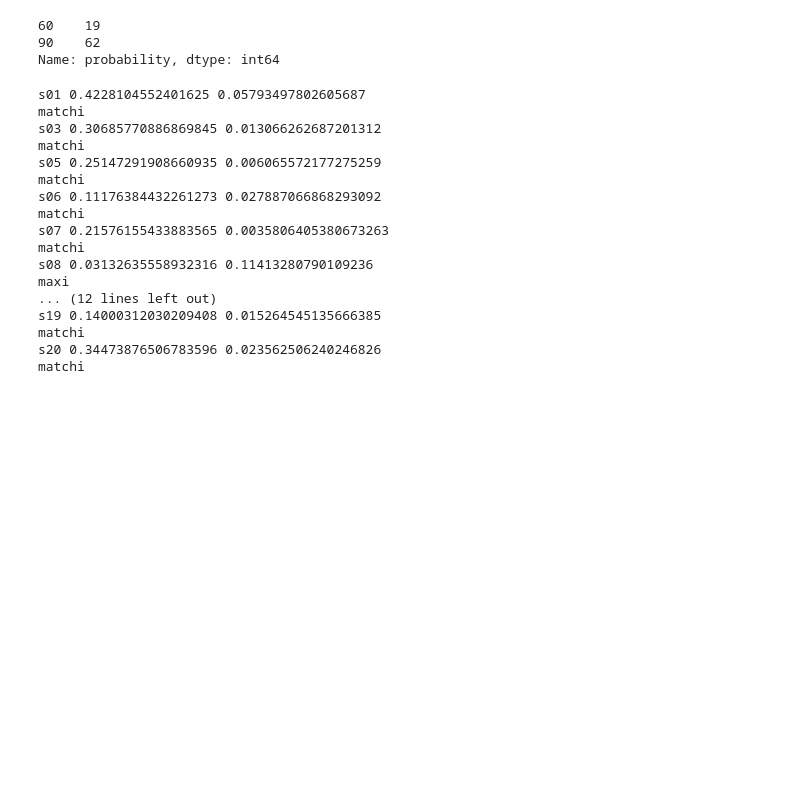
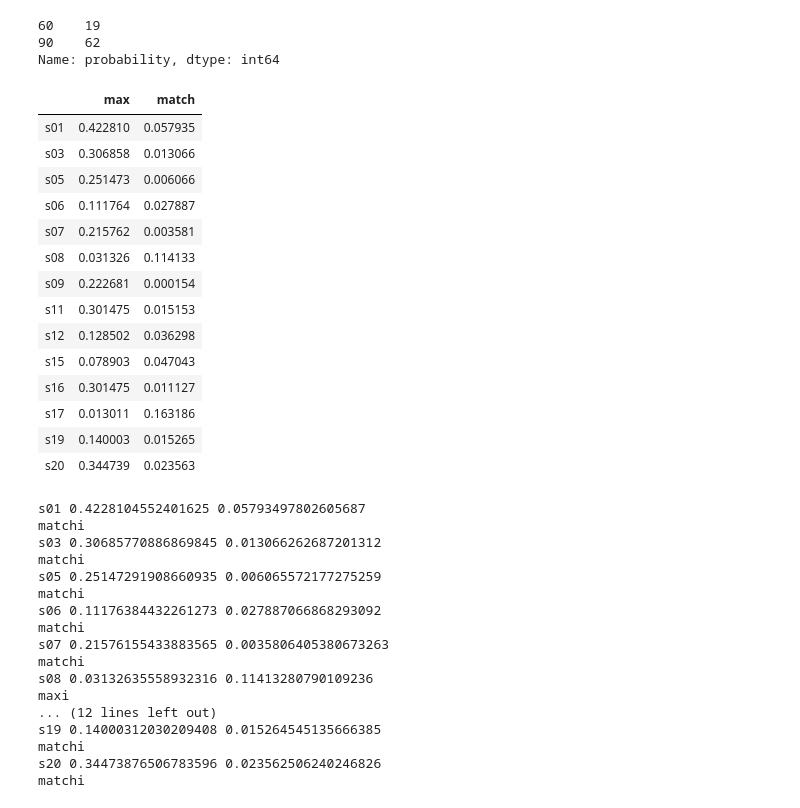
Before and after one commit to baryos/MAB, a Jupyter notebook: MAB3.ipynb, the cells around one changed output. Saved outputs shown, nothing was run; the diff lists cells and outputs as text; code cells hidden in the pictures; blank space fills up the shorter version.

```diff
--- a/MAB3.ipynb
+++ b/MAB3.ipynb
@@ -2700,6 +2721,25 @@ s_jsd_g1 = pd.DataFrame({'max':[s01_g1_max,s03_g1_max,s05_g1_max,s06_g1_max,s07_
                       'match':[s01_g1_match,s03_g1_match,s05_g1_match
                                ,s06_g1_match,s07_g1_match,s08_g1_match,s09_g1_match, s11_g1_match, s12_g1_match, s15_g1_match, s16_g1_match, s17_g1_match, s19_g1_match, s20_g1_match]},
                         index=['s01', 's03','s05','s06','s07','s08','s09', 's11', 's12', 's15', 's16', 's17', 's19', 's20'])
+# %%
+#closer to 0 = closer to that pure strategy
+s_jsd_g1
+# %% [output]
+|  | max | match |
+| s01 | 0.422810 | 0.057935 |
+| s03 | 0.306858 | 0.013066 |
+| s05 | 0.251473 | 0.006066 |
+| s06 | 0.111764 | 0.027887 |
+| s07 | 0.215762 | 0.003581 |
+| s08 | 0.031326 | 0.114133 |
+| s09 | 0.222681 | 0.000154 |
+| s11 | 0.301475 | 0.015153 |
+| s12 | 0.128502 | 0.036298 |
+| s15 | 0.078903 | 0.047043 |
+| s16 | 0.301475 | 0.011127 |
+| s17 | 0.013011 | 0.163186 |
+| s19 | 0.140003 | 0.015265 |
+| s20 | 0.344739 | 0.023563 |
 # %%
 #Create a dataframe for single player game 2 jsd scores, with a column for each strategy.'''
 s_jsd_g2 = pd.DataFrame({'max':[s01_g2_max,s03_g2_max,s05_g2_max,s06_g2_max,s07_g2_max,s08_g2_max,
```
Also changed, not shown: parts of 57 cells of this notebook, 10 other files.
